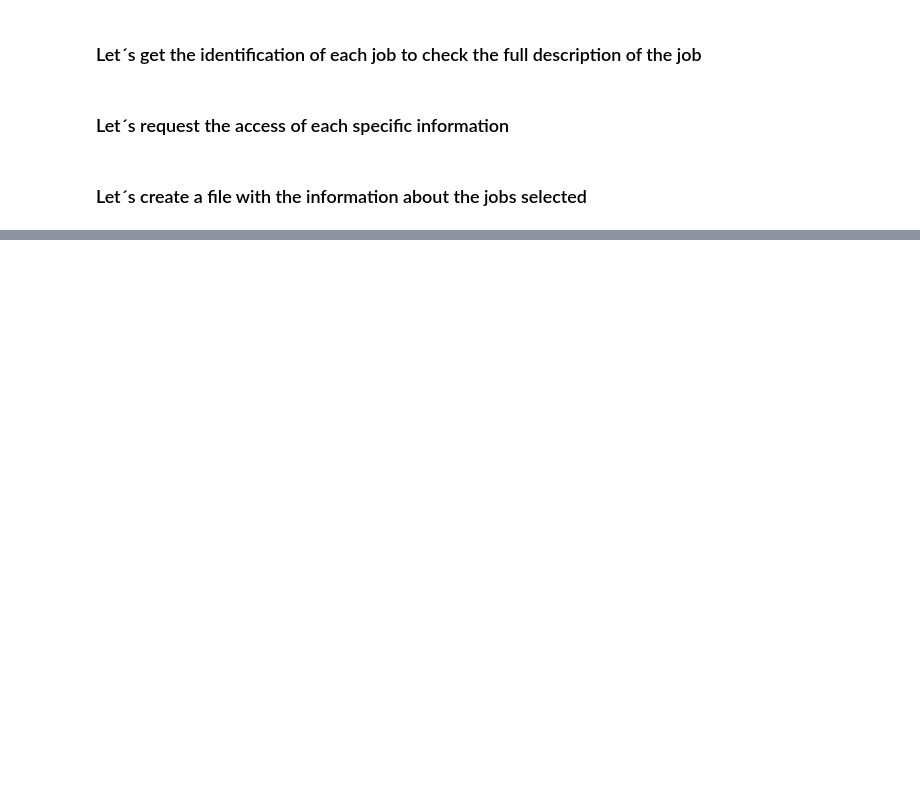
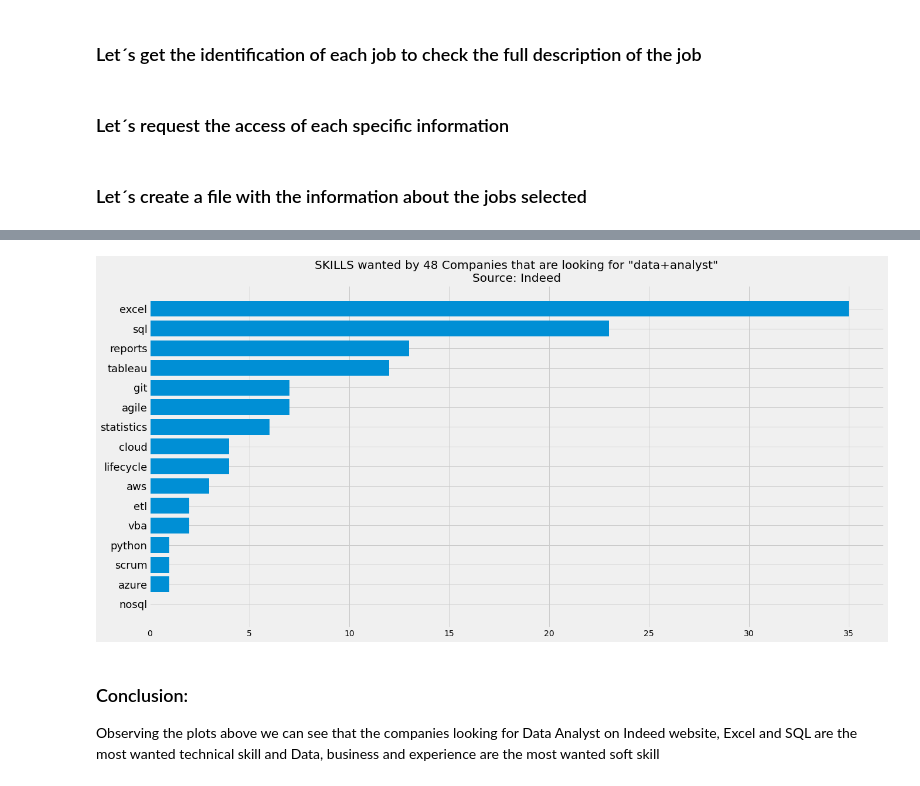
Before and after one commit to Cynthyah/Web-Scraping-Job-From-Indeed, a Jupyter notebook: WebScrapingIndeed.ipynb, the cells around one changed output, grey strips where cells are left out. Saved outputs shown, nothing was run; the diff lists cells and outputs as text; code cells hidden in the pictures; blank space fills up the shorter version.

```diff
--- a/WebScrapingIndeed.ipynb
+++ b/WebScrapingIndeed.ipynb
@@ -96,6 +121,14 @@ df_top.plot.bar(x='word', y='count',legend=False,figsize=(20,10),title=f'Job Ind
 # %%
-skills = ['python','sql','tableau','excel', 'aws','git','scrum','linux','devops']
+skills = ['python','sql','nosql','tableau', 'excel', 'aws','git','scrum','agile','statistics','reports','azure','cloud','lifecycle','etl','vba']
+
+list_skills = []
 for s in skills:
-    print(s,end='->')
-    print(len(df['company'][df['full description'].str.lower().str.contains(s)]))
+    list_skills.append((s,'/'.join(df['company'][df['full description'].str.lower().str.contains(s)])))
+
+df_skill = pd.DataFrame(list_skills, columns=['skill','companies'])
+
+# insert a column with the total of companies looking for the skill
+df_skill['total'] = df_skill['companies'].str.count('/')
+df_skill.sort_values(by='total',ascending=False,inplace=True)
+df_skill
 # %% [output]
@@ -110,0 +152,18 @@ devops->1
+# %%
+# plot the skills per company
+
+%matplotlib inline
+plt.style.use('fivethirtyeight')
+plt.figure(figsize=(20,10))
+plt.title(f'SKILLS wanted by {total_comp} Companies that are looking for "{word}"\nSource: Indeed',fontsize=20)
+plt.barh(df_skill['skill'],df_skill['total'])
+plt.yticks(fontsize=18)
+plt.gca().invert_yaxis()
+plt.show()
+# %% [output]
+[figure, added]
+# %% [markdown]
+### Conclusion:
+Observing the plots above we can see that the companies looking for Data Analyst on Indeed website,
+Excel and SQL are the most wanted technical skill and
+Data, business and experience are the most wanted soft skill
```
Also changed, not shown: parts of 15 cells of this notebook.
